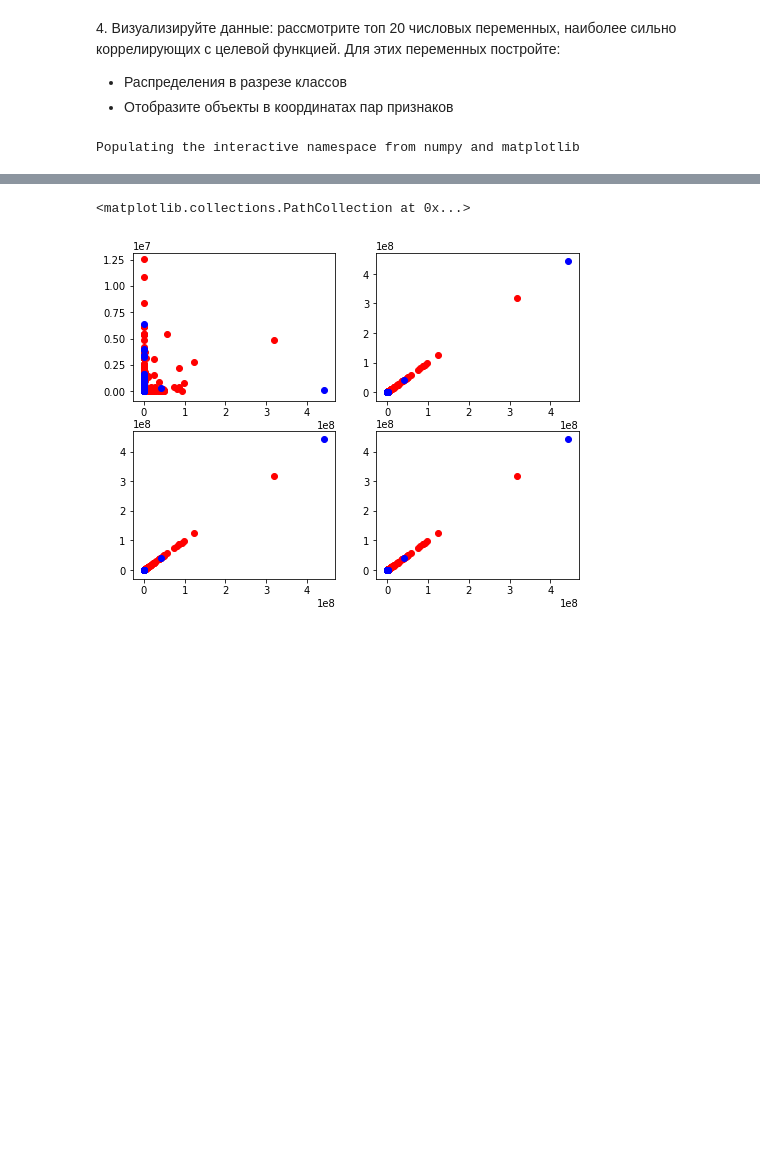
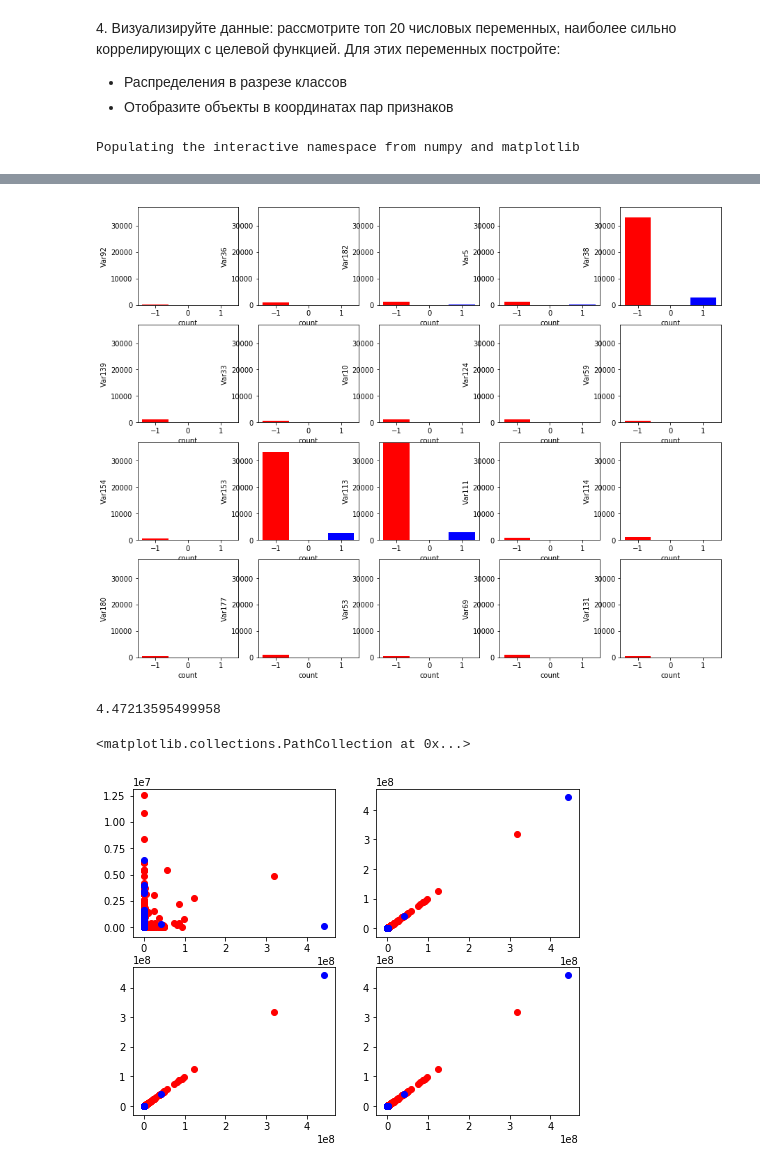
Before and after one commit to garbouz-victor/coursera-final-project, a Jupyter notebook: week1/week_1.ipynb, the cells around one changed output, grey strips where cells are left out. Saved outputs shown, nothing was run; the diff lists cells and outputs as text; code cells hidden in the pictures; blank space fills up the shorter version.

Commit message:
updates for bar plot

```diff
--- a/week1/week_1.ipynb
+++ b/week1/week_1.ipynb
@@ -145,3 +145,30 @@ pylab.scatter(data['Var131'].loc[labels.index[labels[0] == 1].tolist()], \
+# %%
+import math
+def hist_by_class(data, labels, columns):
+    index = 0
+    figure(figsize = figsize(15,15))
+    max_count = 0
+    for r in columns:
+        if max_count < len(data[r].loc[labels.index[labels[0] == -1].tolist()].dropna()):
+            max_count = len(data[r].loc[labels.index[labels[0] == -1].tolist()].dropna())
+        if max_count < len(data[r].loc[labels.index[labels[0] == 1].tolist()].dropna()):
+            max_count = len(data[r].loc[labels.index[labels[0] == 1].tolist()].dropna())
+    for r in columns:
+        index += 1
+        pylab.subplot(math.ceil(math.sqrt(len(columns))), math.ceil(math.sqrt(len(columns))), index)
+        pylab.ylim(top=max_count + 10)
+        pylab.xlabel("count")
+        pylab.ylabel(r)
+        pylab.bar([-1], len(data[r].loc[labels.index[labels[0] == -1].tolist()].dropna()), color='r')
+        pylab.bar([1], len(data[r].loc[labels.index[labels[0] == 1].tolist()].dropna()), color='b')
+# %%
+hist_by_class(data, labels, sorted(corrs, key=corrs.__getitem__)[-20:])
+# %% [output]
+[figure, added]
+# %%
+math.sqrt(20)
+# %% [output]
+4.47213595499958
 # %%
 pylab.figure(1, figsize(8,6))
 pylab.subplot(221)
```
Also changed, not shown: parts of 3 cells of this notebook.
